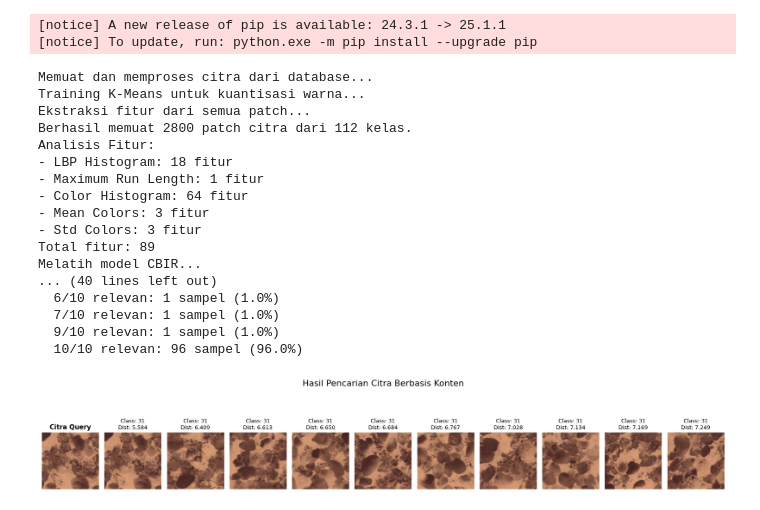
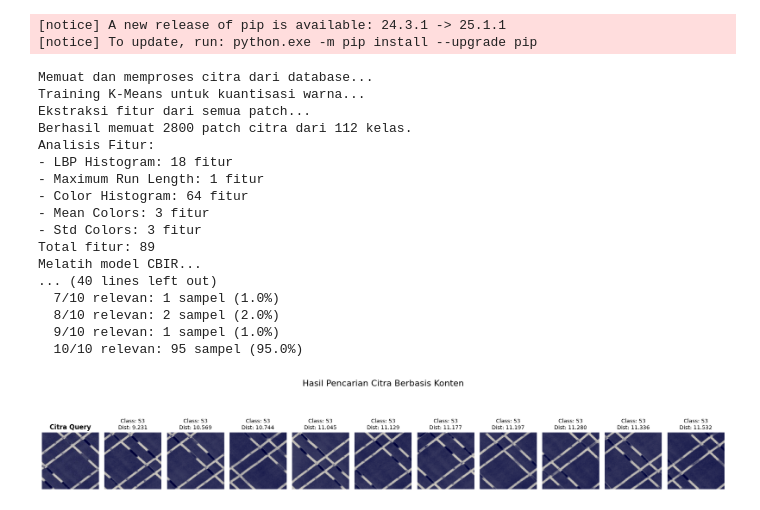
Before and after one commit to FAISALAKBARr/local-binary-pattern-maximum-run-length-dan-fitur-warna, a Jupyter notebook: lbp2.ipynb, the cells around one changed output. Saved outputs shown, nothing was run; the diff lists cells and outputs as text; code cells hidden in the pictures.

```diff
--- a/lbp2.ipynb
+++ b/lbp2.ipynb
@@ -502,37 +501,37 @@ if __name__ == "__main__":
     print("\n=== Evaluasi Sederhana ===")
     cbir.simple_evaluation(k=10)
 
     # Contoh pencarian
-    query_path = "./Colored_Brodatz/D27_COLORED.tif"
+    query_path = "./Colored_Brodatz/D47_COLORED.tif"
     if os.path.exists(query_path):
         # Buat patch query (ambil patch tengah)
         query_img = cv2.imread(query_path)
         if query_img is not None:
             query_img = cv2.resize(query_img, (640, 640))
             # Ambil patch tengah (2,2)
             patch = query_img[256:384, 256:384]  # Patch tengah dari grid 5x5
-            cv2.imwrite("query_patch.jpg", patch)
+            cv2.imwrite("query_patch_lbp2.jpg", patch)
 
-            results = cbir.query_image("query_patch.jpg", k=10)
-            cbir.visualize_results("query_patch.jpg", results)
+            results = cbir.query_image("query_patch_lbp2.jpg", k=10)
+            cbir.visualize_results("query_patch_lbp2.jpg", results)
     else:
         print(f"Citra query {query_path} tidak ditemukan")
 # %% [output]
 Memuat dan memproses citra dari database...
 Training K-Means untuk kuantisasi warna...
 Ekstraksi fitur dari semua patch...
 Berhasil memuat 2800 patch citra dari 112 kelas.
 Analisis Fitur:
 - LBP Histogram: 18 fitur
 - Maximum Run Length: 1 fitur
 - Color Histogram: 64 fitur
 - Mean Colors: 3 fitur
 - Std Colors: 3 fitur
 Total fitur: 89
 Melatih model CBIR...
 ... (40 lines left out)
-  6/10 relevan: 1 sampel (1.0%)
   7/10 relevan: 1 sampel (1.0%)
+  8/10 relevan: 2 sampel (2.0%)
   9/10 relevan: 1 sampel (1.0%)
-  10/10 relevan: 96 sampel (96.0%)
+  10/10 relevan: 95 sampel (95.0%)
-[figure, old version]
+[figure, new version]
```
Also changed, not shown: parts of 1 cell of this notebook, 4 other files.
